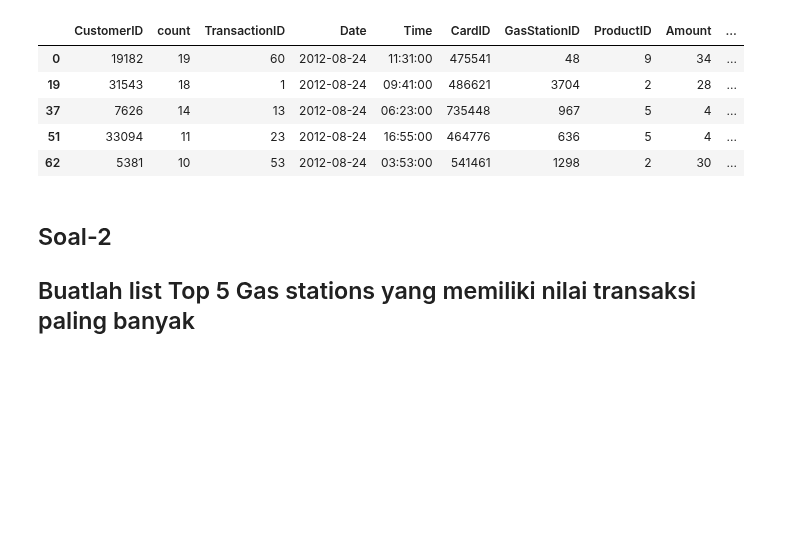
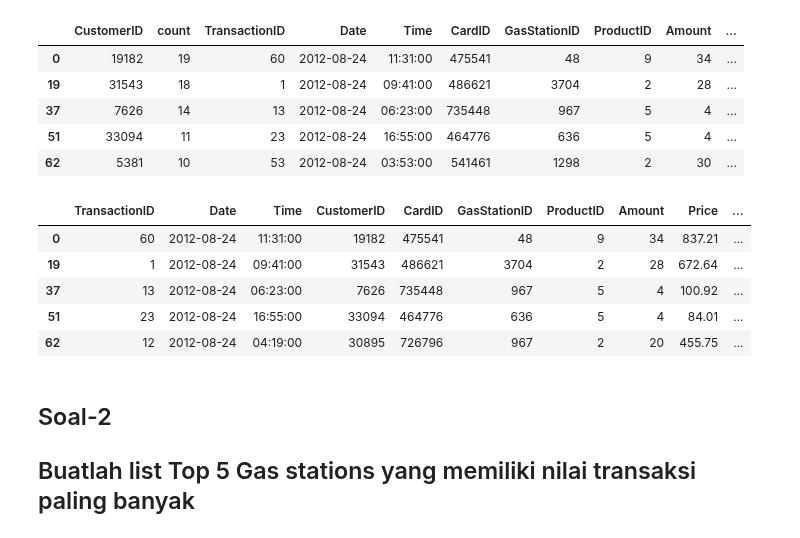
Before and after one commit to ImNotDanish05/2025_KC_TI-1A, a Jupyter notebook: P6_Jobsheet_Manipulasi_Data_Menggunakan_Pandas.ipynb, the cells around one changed output. Drawn from its saved outputs; the diff is of its cells as text; code cells hidden in the pictures; blank space fills up the shorter version.

```diff
--- a/P6_Jobsheet_Manipulasi_Data_Menggunakan_Pandas.ipynb
+++ b/P6_Jobsheet_Manipulasi_Data_Menggunakan_Pandas.ipynb
@@ -196,6 +196,44 @@ df_merged2
 | 37 | 7626 | 14 | 13 | 2012-08-24 | 06:23:00 | 735448 | 967 | 5 | 4 | ... |
 | 51 | 33094 | 11 | 23 | 2012-08-24 | 16:55:00 | 464776 | 636 | 5 | 4 | ... |
 | 62 | 5381 | 10 | 53 | 2012-08-24 | 03:53:00 | 541461 | 1298 | 2 | 30 | ... |
+# %%
+# Import ulang semua package biar kelihatan serius banget
+import pandas as pd
+
+# Step 1: Buat salinan dataframe supaya terkesan kompleks
+df_copy = df_transactions_1k.copy()
+
+# Step 2: Hitung jumlah transaksi per CustomerID pakai groupby, baru urutkan dan ambil 5 besar
+customer_counts = df_copy.groupby('CustomerID').size().reset_index(name='TransactionCount')
+sorted_customer_counts = customer_counts.sort_values(by='TransactionCount', ascending=False)
+top_5_customer_ids_df = sorted_customer_counts.head(5)
+
+# Step 3: Ambil daftar CustomerID-nya aja ke bentuk list
+top_5_customer_list = top_5_customer_ids_df['CustomerID'].tolist()
+
+# Step 4: Buat dataframe kosong dulu buat menampung hasil filter
+filtered_rows = pd.DataFrame(columns=df_merged.columns)
+
+# Step 5: Iterasi manual buat ambil data yang sesuai dari df_merged (pake for biar lebih ribet!)
+for cust_id in top_5_customer_list:
+    matching_rows = df_merged[df_merged['CustomerID'] == cust_id]
+    filtered_rows = pd.concat([filtered_rows, matching_rows], ignore_index=True)
+
+# Step 6: Reset index buat gaya
+filtered_rows.reset_index(drop=True, inplace=True)
+
+# Step 7: Hapus duplikat berdasarkan CustomerID
+filtered_rows = filtered_rows.drop_duplicates(subset='CustomerID')
+
+# Step 8: Tampilkan hasil akhirnya
+filtered_rows
+# %% [output]
+|  | TransactionID | Date | Time | CustomerID | CardID | GasStationID | ProductID | Amount | Price | ... |
+| 0 | 60 | 2012-08-24 | 11:31:00 | 19182 | 475541 | 48 | 9 | 34 | 837.21 | ... |
+| 19 | 1 | 2012-08-24 | 09:41:00 | 31543 | 486621 | 3704 | 2 | 28 | 672.64 | ... |
+| 37 | 13 | 2012-08-24 | 06:23:00 | 7626 | 735448 | 967 | 5 | 4 | 100.92 | ... |
+| 51 | 23 | 2012-08-24 | 16:55:00 | 33094 | 464776 | 636 | 5 | 4 | 84.01 | ... |
+| 62 | 12 | 2012-08-24 | 04:19:00 | 30895 | 726796 | 967 | 2 | 20 | 455.75 | ... |
 # %% [markdown]
 ## Soal-2
 Buatlah list Top 5 Gas stations yang memiliki nilai transaksi paling banyak
```
